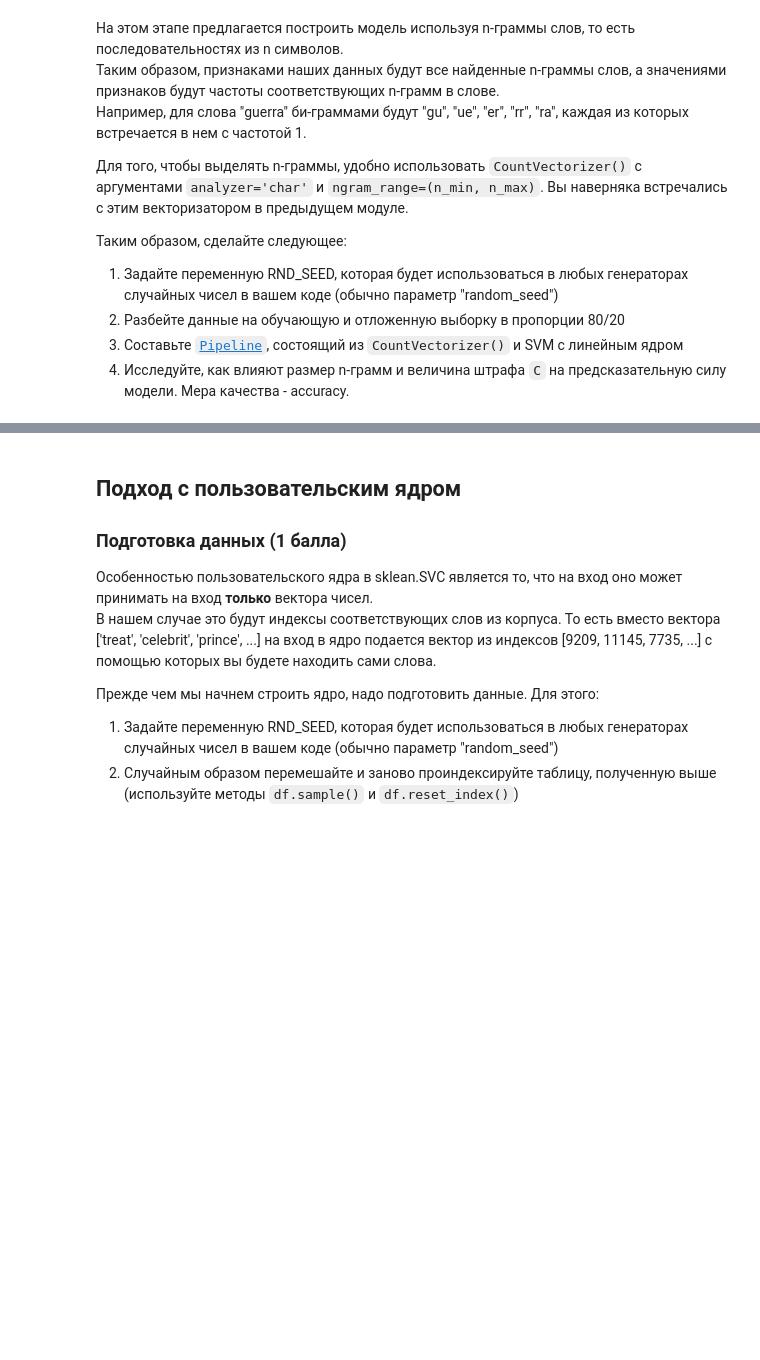
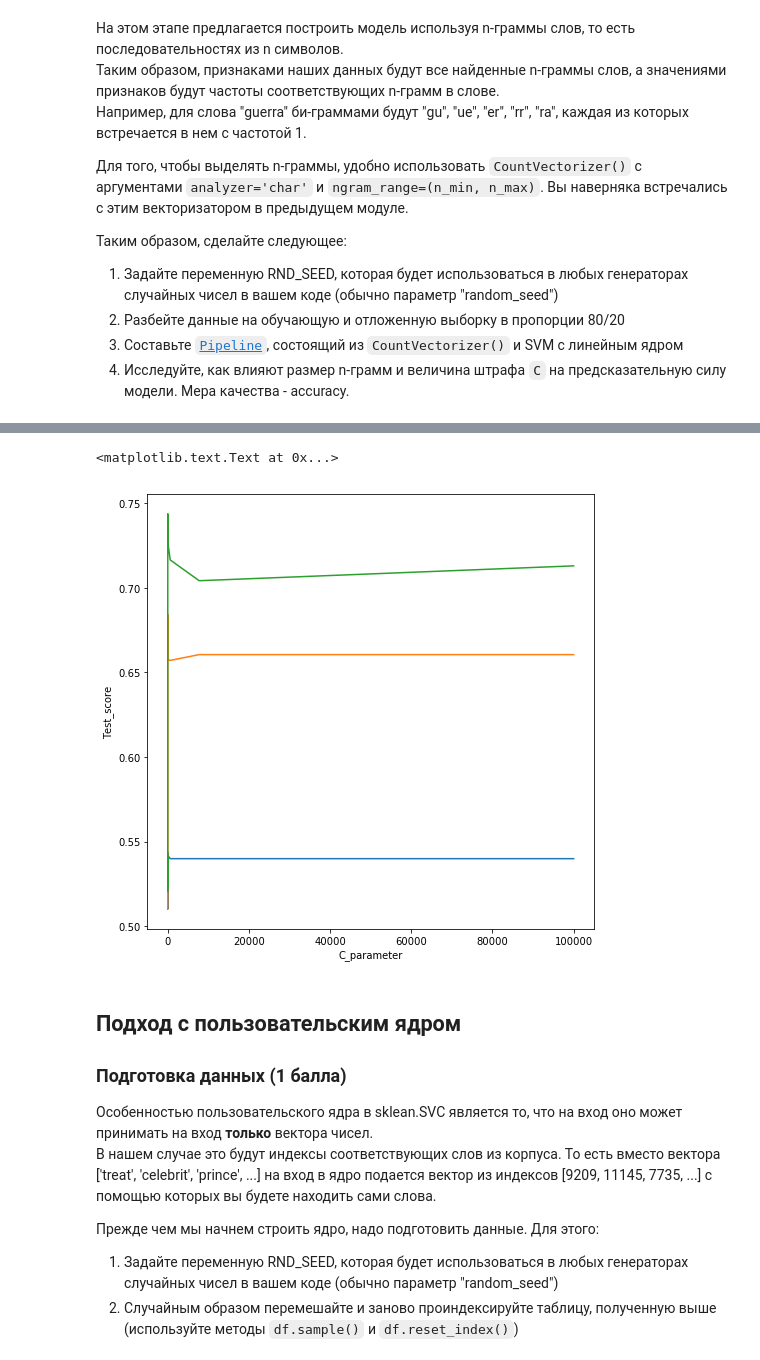
Before and after one commit to BobrG/IreneGit, a Jupyter notebook: hw1-svm.ipynb, the cells around one changed output, grey strips where cells are left out. Drawn from its saved outputs; the diff is of its cells as text; code cells hidden in the pictures; blank space fills up the shorter version.

```diff
--- a/hw1-svm.ipynb
+++ b/hw1-svm.ipynb
@@ -298,3 +321,20 @@ ngrams - 1 C - 88.586679041 score - 0.789127575625
+# %%
+res_1 = [grid.cv_results_['mean_test_score'][i] for i in range(0, len(grid.cv_results_['mean_test_score']))
+ if grid.cv_results_['params'][i]['countvec__ngram_range'] == (1, 1)]
+res_2 = [grid.cv_results_['mean_test_score'][i] for i in range(0, len(grid.cv_results_['mean_test_score']))
+ if grid.cv_results_['params'][i]['countvec__ngram_range'] == (2, 2)]
+res_3 = [grid.cv_results_['mean_test_score'][i] for i in range(0, len(grid.cv_results_['mean_test_score']))
+ if grid.cv_results_['params'][i]['countvec__ngram_range'] == (3, 3)]
+# %%
+fig = plt.figure(figsize=(8,8))
+plt.plot(C_OPTIONS, res_1)
+plt.plot(C_OPTIONS, res_2)
+plt.plot(C_OPTIONS, res_3)
+plt.ylabel('Test_score')
+plt.xlabel('C_parameter')
+# %% [output]
+<matplotlib.text.Text at 0x...>
+[figure, added]
 # %% [markdown]
 ## Подход с пользовательским ядром
 ### Подготовка данных (1 балла)
```
Also changed, not shown: parts of 8 cells of this notebook.
